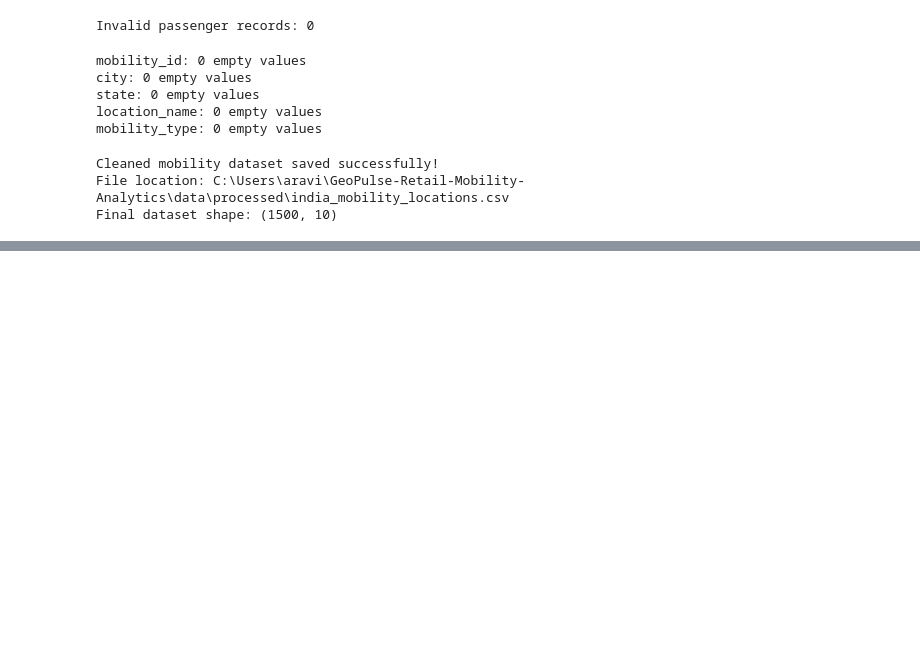
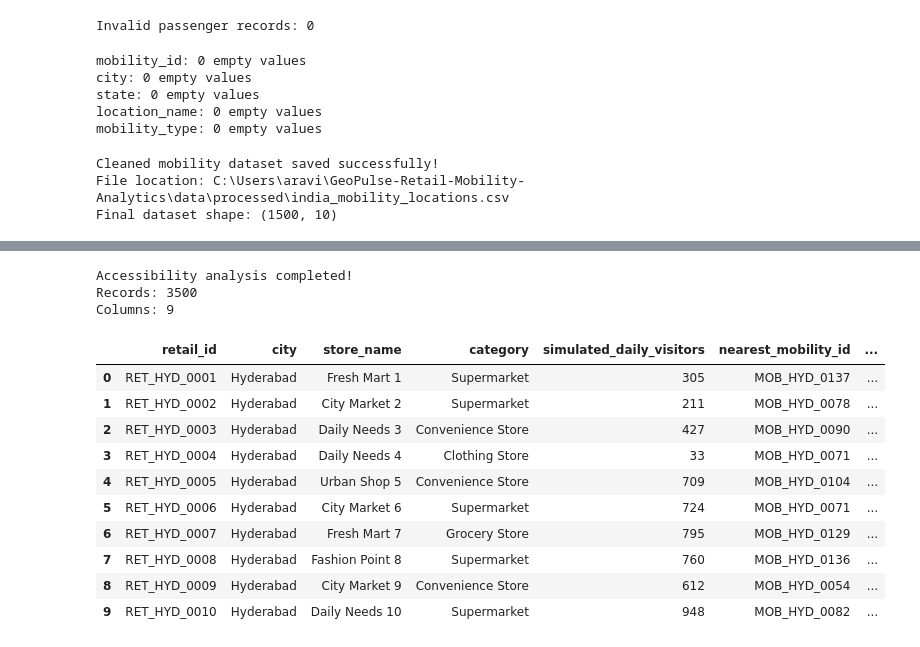
Before and after one commit to aravind541/GeoPulse-Retail-Mobility-Analytics, a Jupyter notebook: GeoPulse_EDA.ipynb, the cells around one changed output, grey strips where cells are left out. Drawn from its saved outputs; the diff is of its cells as text; code cells hidden in the pictures; blank space fills up the shorter version.

```diff
--- a/GeoPulse_EDA.ipynb
+++ b/GeoPulse_EDA.ipynb
@@ -944,0 +950,11 @@ print(
+# %%
+retail_df = pd.read_csv(
+    project_path / "data" / "processed" / "india_retail_locations.csv"
+)
+
+mobility_df = pd.read_csv(
+    project_path / "data" / "processed" / "india_mobility_locations.csv"
+)
+
+print("Retail dataset:", retail_df.shape)
+print("Mobility dataset:", mobility_df.shape)
@@ -944,0 +980,68 @@ print(
+# %%
+from sklearn.metrics.pairwise import haversine_distances
+
+earth_radius_km = 6371
+
+accessibility_results = []
+
+for city in retail_df["city"].unique():
+
+    city_retail = retail_df[retail_df["city"] == city].reset_index(drop=True)
+    city_mobility = mobility_df[mobility_df["city"] == city].reset_index(drop=True)
+
+    retail_coordinates = np.radians(
+        city_retail[["latitude", "longitude"]].to_numpy()
+    )
+
+    mobility_coordinates = np.radians(
+        city_mobility[["latitude", "longitude"]].to_numpy()
+    )
+
+    distance_matrix = haversine_distances(
+        retail_coordinates,
+        mobility_coordinates
+    ) * earth_radius_km
+
+    nearest_indices = distance_matrix.argmin(axis=1)
+
+    nearest_distances = distance_matrix.min(axis=1)
+
+    for i in range(len(city_retail)):
+
+        nearest_mobility = city_mobility.iloc[nearest_indices[i]]
+
+        accessibility_results.append({
+            "retail_id": city_retail.loc[i, "retail_id"],
+            "city": city,
+            "store_name": city_retail.loc[i, "store_name"],
+            "category": city_retail.loc[i, "category"],
+            "simulated_daily_visitors": city_retail.loc[i, "simulated_daily_visitors"],
+            "nearest_mobility_id": nearest_mobility["mobility_id"],
+            "nearest_mobility_name": nearest_mobility["location_name"],
+            "nearest_mobility_type": nearest_mobility["mobility_type"],
+            "distance_km": nearest_distances[i]
+        })
+
+accessibility_df = pd.DataFrame(accessibility_results)
+
+print("Accessibility analysis completed!")
+print("Records:", accessibility_df.shape[0])
+print("Columns:", accessibility_df.shape[1])
+# %% [output]
+Accessibility analysis completed!
+Records: 3500
+Columns: 9
+# %%
+accessibility_df.head(10)
+# %% [output]
+|  | retail_id | city | store_name | category | simulated_daily_visitors | nearest_mobility_id | ... |
+| 0 | RET_HYD_0001 | Hyderabad | Fresh Mart 1 | Supermarket | 305 | MOB_HYD_0137 | ... |
+| 1 | RET_HYD_0002 | Hyderabad | City Market 2 | Supermarket | 211 | MOB_HYD_0078 | ... |
+| 2 | RET_HYD_0003 | Hyderabad | Daily Needs 3 | Convenience Store | 427 | MOB_HYD_0090 | ... |
+| 3 | RET_HYD_0004 | Hyderabad | Daily Needs 4 | Clothing Store | 33 | MOB_HYD_0071 | ... |
+| 4 | RET_HYD_0005 | Hyderabad | Urban Shop 5 | Convenience Store | 709 | MOB_HYD_0104 | ... |
+| 5 | RET_HYD_0006 | Hyderabad | City Market 6 | Supermarket | 724 | MOB_HYD_0071 | ... |
+| 6 | RET_HYD_0007 | Hyderabad | Fresh Mart 7 | Grocery Store | 795 | MOB_HYD_0129 | ... |
+| 7 | RET_HYD_0008 | Hyderabad | Fashion Point 8 | Supermarket | 760 | MOB_HYD_0136 | ... |
+| 8 | RET_HYD_0009 | Hyderabad | City Market 9 | Convenience Store | 612 | MOB_HYD_0054 | ... |
+| 9 | RET_HYD_0010 | Hyderabad | Daily Needs 10 | Supermarket | 948 | MOB_HYD_0082 | ... |
```
Also changed, not shown: parts of 13 cells of this notebook, 3 other files.
